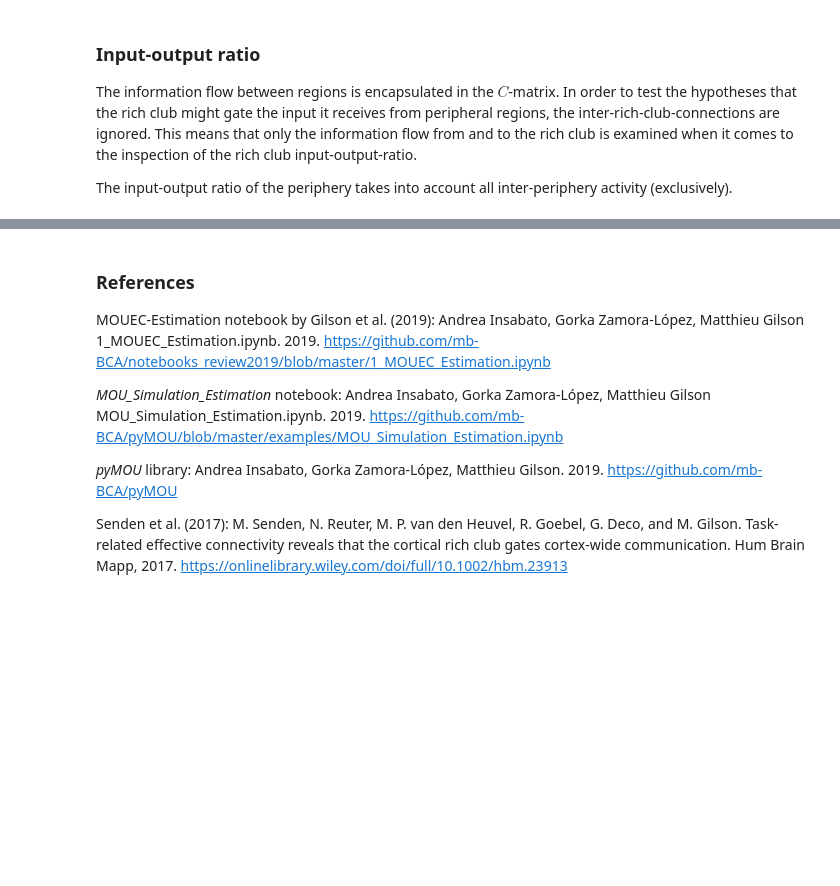
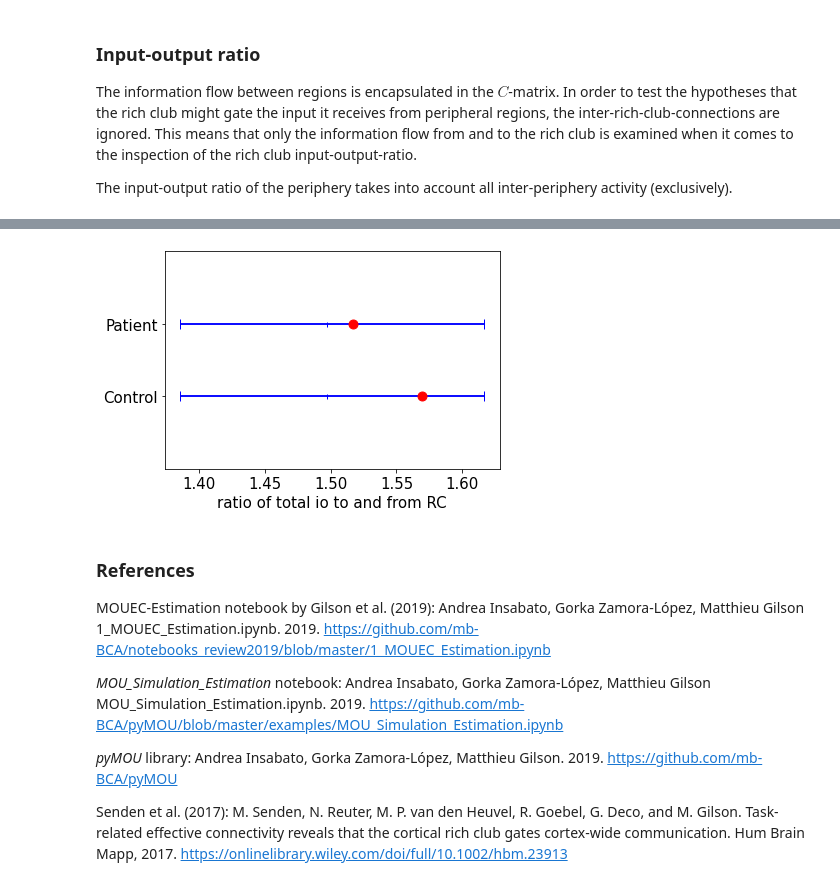
Before and after one commit to bjoernkoehn21/Reproduce-results-from-Senden-paper, a Jupyter notebook: schizophrenics_EC_analysis.ipynb, the cells around one changed output, grey strips where cells are left out. Saved outputs shown, nothing was run; the diff lists cells and outputs as text; code cells hidden in the pictures; blank space fills up the shorter version.

Commit message:
#5 -- original cells and the equivalent in functions in parallel for sigma-calc, io-calc and analyse-EC

```diff
--- a/schizophrenics_EC_analysis.ipynb
+++ b/schizophrenics_EC_analysis.ipynb
@@ -204,13 +204,13 @@ else:
 
 ## Confirm that the order and the names of regions is the same for the EC-mask
 # and the BOLD-dat
-labels = pd.read_excel(
+labels_pd = pd.read_excel(
     'schizophrenics_data_and_data_description/cobre_schizoprenia.xlsx',
     sheet_name='regions', usecols='C', header=1)
-labels = labels.replace({'ctx-':''}, regex=True)
-labels = labels.replace({' ':''}, regex=True)
-labels = labels.replace({'-':'_'}, regex=True)
-labels = np.concatenate(labels.to_numpy())
+labels_pd = labels_pd.replace({'ctx-':''}, regex=True)
+labels_pd = labels_pd.replace({' ':''}, regex=True)
+labels_pd = labels_pd.replace({'-':'_'}, regex=True)
+labels = np.concatenate(labels_pd.to_numpy())
 print('The order and names of ROIs is the some for both, \
 EC mask and BOLD data:', (labels == roi_labels).all())
 # %% [output]
@@ -1840,0 +2422,70 @@ Compare the ratio of incoming/outgoing EC of inter rich clubconnections and inte
+# %%
+## Loop through the different definitions of RC
+save_analyse_res_flag = False
+show_masks_flag = False
+print_prints = False
+# Define RC
+rc_labels = ['precuneus', 'superiorfrontal', 'superiorparietal']
+mask_rc = np.zeros(n_rois, dtype=bool)
+for i_rc_label in rc_labels:
+    mask_rc[np.frompyfunc(lambda x: i_rc_label in x, 1, 1)(labels).astype(
+        bool)] = True
+indexes_rich_club = np.array(*np.where(mask_rc))
+if print_prints:
+    print('Rich club regions:\n', roi_labels[mask_rc].tolist())
+          #np.concatenate(roi_labels[mask_rc]).tolist())
+# Create a 2D-mask for inter rich club connections.
+mask_inter_rc = np.zeros([n_rois, n_rois], dtype=bool)
+rc_ind_combin = np.array(list(
+    itertools.product(indexes_rich_club, repeat=2))).T
+mask_inter_rc[rc_ind_combin[0], rc_ind_combin[1]] = True
+# Create a 2D-mask for inter periphery connections.
+mask_inter_periph = np.zeros([n_rois, n_rois], dtype=bool)
+periph_ind_combin = np.array(list(itertools.product(list(
+    x for x in range(68) if x not in indexes_rich_club), repeat=2))).T
+mask_inter_periph[periph_ind_combin[0], periph_ind_combin[1]] = True
+# Show masks.
+if show_masks_flag:
+    plt.figure()
+    plt.imshow(mask_inter_rc, origin='lower')
+    plt.xlabel('target ROI', fontsize=14)
+    plt.ylabel('source ROI', fontsize=14)
+    plt.title('Mask for inter rc connections', fontsize=12)
+    plt.show()
+    plt.figure()
+    plt.imshow(mask_inter_periph, origin='lower')
+    plt.xlabel('target ROI', fontsize=14)
+    plt.ylabel('source ROI', fontsize=14)
+    plt.title('Mask for inter periphery connections', fontsize=12)
+    plt.show()
+
+
+# Calculate the mean local variability of the RC.
+mean_rc_var_patients, mean_rc_var_controls = analyse_Sigma()
+
+# Calculate the inputs, outputs and input-to-output ratios (total, inter-RC,
+# inter-priphery, between-RC-and-periphery) and extract values relevant for
+# analysis.
+[inter_periph_input_patients, inter_periph_input_controls,
+ inter_rc_input_patients, inter_rc_input_controls,
+ total_input_patients, total_input_controls,
+ rc_input_patients, rc_input_controls,
+ rc_output_patients, rc_output_controls,
+ rc_ratio_of_total_io_patients, rc_ratio_of_total_io_controls] = analyse_io()
+
+# Analyse the EC concerning significance differences between the groups.
+analyse_EC(inter_periph_input_patients=inter_periph_input_patients,
+           inter_periph_input_controls=inter_periph_input_controls,
+           inter_rc_input_patients=inter_rc_input_patients,
+           inter_rc_input_controls=inter_rc_input_controls,
+           total_input_patients=total_input_patients,
+           total_input_controls=total_input_controls,
+           rc_input_patients=rc_input_patients,
+           rc_input_controls=rc_input_controls,
+           rc_output_patients=rc_output_patients,
+           rc_output_controls=rc_output_controls,
+           rc_ratio_of_total_io_patients=rc_ratio_of_total_io_patients,
+           rc_ratio_of_total_io_controls=rc_ratio_of_total_io_controls)
+
+save_analyse_res_flag = False
+# %% [output]
@@ -1841,3 +2507,4 @@ Compare the ratio of incoming/outgoing EC of inter rich clubconnections and inte
+[figure, added]
 # %% [markdown]
 ### References
 <a id='references'></a>
```
Also changed, not shown: parts of 10 cells of this notebook, 7 other files.
